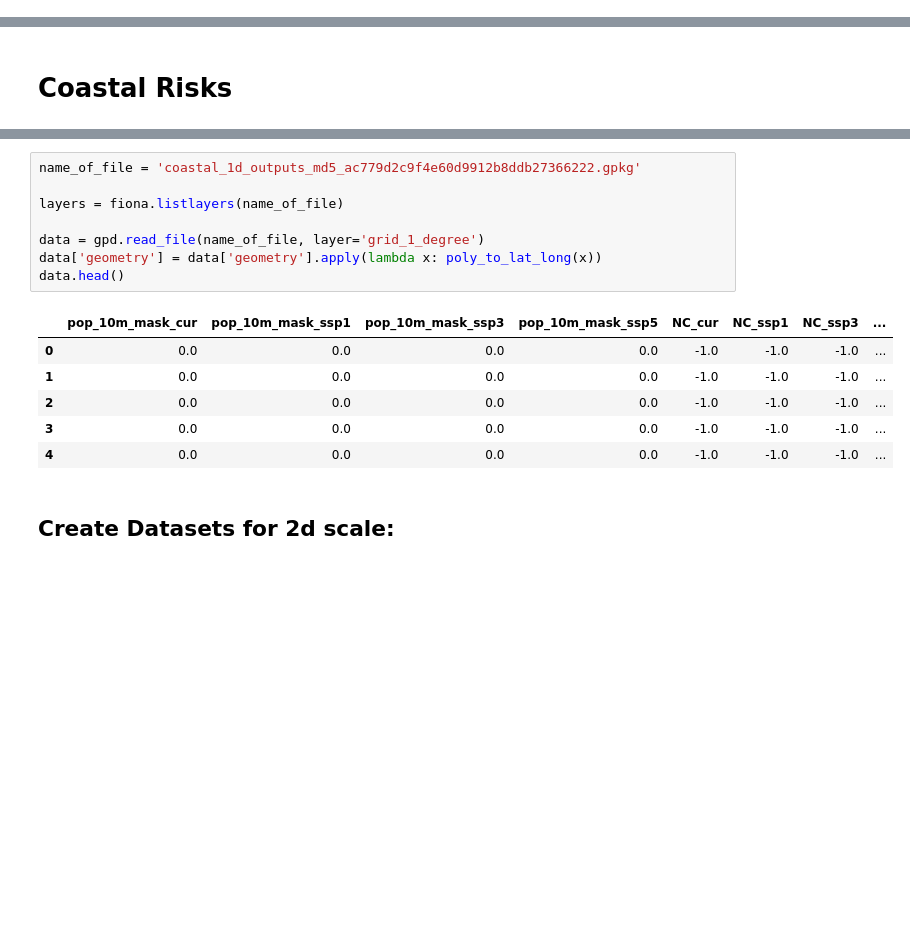
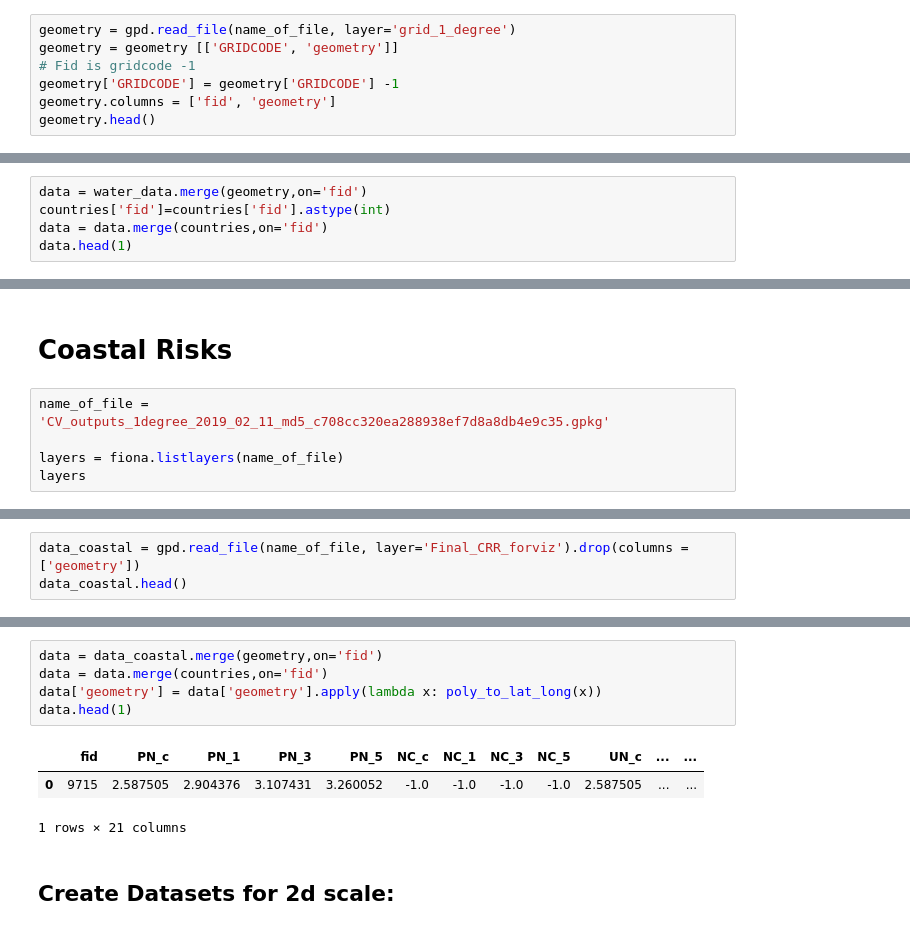
Before and after one commit to charlottegiseleweil/ipbes, a Jupyter notebook: Data Processing/Data_processing.ipynb, the cells around one changed output, grey strips where cells are left out. Saved outputs shown, nothing was run; the diff lists cells and outputs as text; blank space fills up the shorter version.

```diff
--- a/Data Processing/Data_processing.ipynb
+++ b/Data Processing/Data_processing.ipynb
@@ -23,0 +36,7 @@ layers
+# %%
+geometry = gpd.read_file(name_of_file, layer='grid_1_degree')
+geometry = geometry [['GRIDCODE', 'geometry']]
+# Fid is gridcode -1
+geometry['GRIDCODE'] = geometry['GRIDCODE'] -1
+geometry.columns = ['fid', 'geometry']
+geometry.head()
@@ -34,0 +60,5 @@ data.head()
+# %%
+data = water_data.merge(geometry,on='fid')
+countries['fid']=countries['fid'].astype(int)
+data = data.merge(countries,on='fid')
+data.head(1)
@@ -243,3 +257,8 @@ data_water_2d = data_water_2d.fillna(0)
 data_water_2d.to_csv('../Data/data_water_2d.csv', sep=',')
 # %% [markdown]
 # Coastal Risks
+# %%
+name_of_file = 'CV_outputs_1degree_2019_02_11_md5_c708cc320ea288938ef7d8a8db4e9c35.gpkg'
+
+layers = fiona.listlayers(name_of_file)
+layers
@@ -245,0 +267,3 @@ data_water_2d.to_csv('../Data/data_water_2d.csv', sep=',')
+# %%
+data_coastal = gpd.read_file(name_of_file, layer='Final_CRR_forviz').drop(columns = ['geometry'])
+data_coastal.head()
@@ -246,18 +277,12 @@ data_water_2d.to_csv('../Data/data_water_2d.csv', sep=',')
 # %%
-name_of_file = 'coastal_1d_outputs_md5_ac779d2c9f4e60d9912b8ddb27366222.gpkg'
-
-layers = fiona.listlayers(name_of_file)
-
-data = gpd.read_file(name_of_file, layer='grid_1_degree')
+data = data_coastal.merge(geometry,on='fid')
+data = data.merge(countries,on='fid')
 data['geometry'] = data['geometry'].apply(lambda x: poly_to_lat_long(x))
-data.head()
+data.head(1)
 # %% [output]
-|  | pop_10m_mask_cur | pop_10m_mask_ssp1 | pop_10m_mask_ssp3 | pop_10m_mask_ssp5 | NC_cur | NC_ssp1 | NC_ssp3 | ... |
-| 0 | 0.0 | 0.0 | 0.0 | 0.0 | -1.0 | -1.0 | -1.0 | ... |
-| 1 | 0.0 | 0.0 | 0.0 | 0.0 | -1.0 | -1.0 | -1.0 | ... |
-| 2 | 0.0 | 0.0 | 0.0 | 0.0 | -1.0 | -1.0 | -1.0 | ... |
-| 3 | 0.0 | 0.0 | 0.0 | 0.0 | -1.0 | -1.0 | -1.0 | ... |
-| 4 | 0.0 | 0.0 | 0.0 | 0.0 | -1.0 | -1.0 | -1.0 | ... |
+|  | fid | PN_c | PN_1 | PN_3 | PN_5 | NC_c | NC_1 | NC_3 | NC_5 | UN_c | ... | ... |
+| 0 | 9715 | 2.587505 | 2.904376 | 3.107431 | 3.260052 | -1.0 | -1.0 | -1.0 | -1.0 | 2.587505 | ... | ... |
+1 rows × 21 columns
 # %% [markdown]
 ## Create Datasets for 2d scale:
 # %%
```
Also changed, not shown: parts of 55 cells of this notebook, 17 other files.
